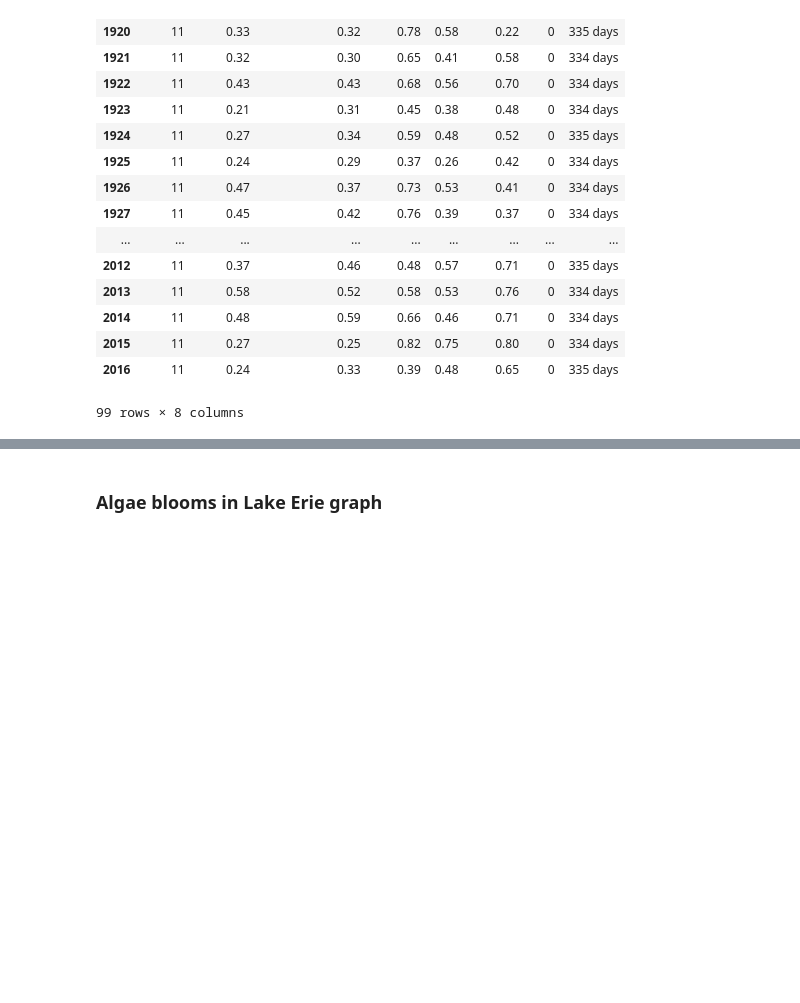
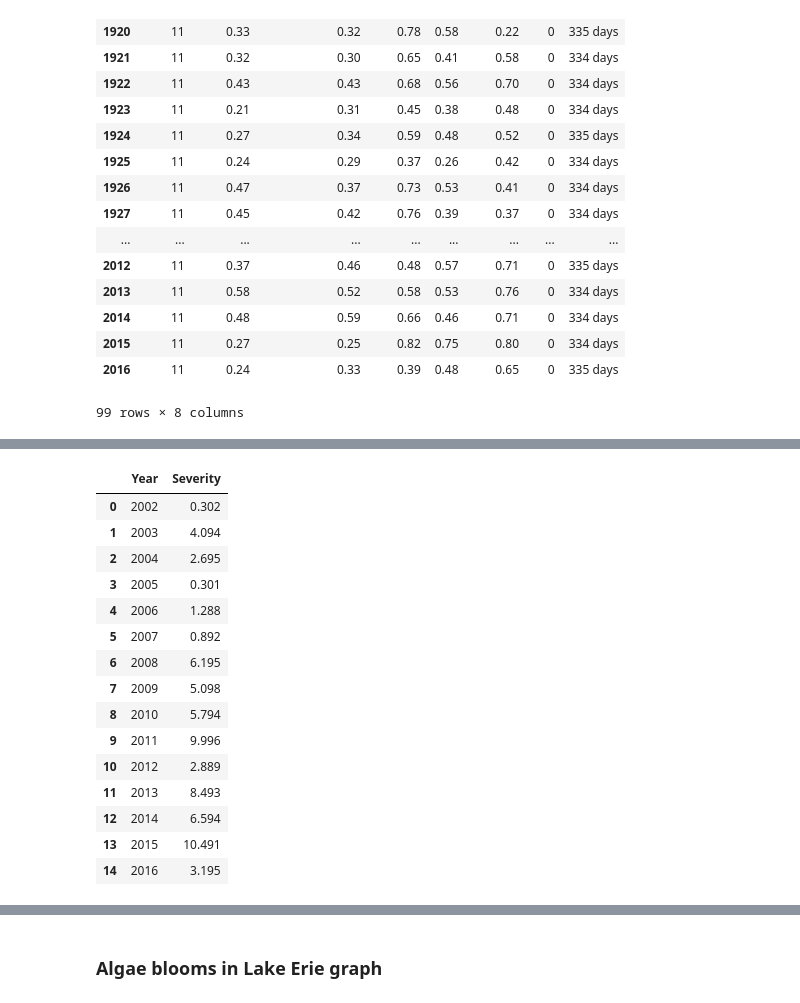
Before and after one commit to pycckuu/Great-Lakes-Data, a Jupyter notebook: post_proc_scripts/water level.ipynb, the cells around one changed output, grey strips where cells are left out. Saved outputs shown, nothing was run; the diff lists cells and outputs as text; code cells hidden in the pictures; blank space fills up the shorter version.

```diff
--- a/post_proc_scripts/water level.ipynb
+++ b/post_proc_scripts/water level.ipynb
@@ -87,0 +107,20 @@ plt.plot(df.year.unique()[-15:-1], df.groupby('year').min().Erie[-15:-1])
+# %%
+bloom_sever = pd.read_csv('../measurements/bloom severity noaa.txt')
+bloom_sever
+# %% [output]
+|  | Year | Severity |
+| 0 | 2002 | 0.302 |
+| 1 | 2003 | 4.094 |
+| 2 | 2004 | 2.695 |
+| 3 | 2005 | 0.301 |
+| 4 | 2006 | 1.288 |
+| 5 | 2007 | 0.892 |
+| 6 | 2008 | 6.195 |
+| 7 | 2009 | 5.098 |
+| 8 | 2010 | 5.794 |
+| 9 | 2011 | 9.996 |
+| 10 | 2012 | 2.889 |
+| 11 | 2013 | 8.493 |
+| 12 | 2014 | 6.594 |
+| 13 | 2015 | 10.491 |
+| 14 | 2016 | 3.195 |
```
Also changed, not shown: parts of 10 cells of this notebook, 2 other files.
